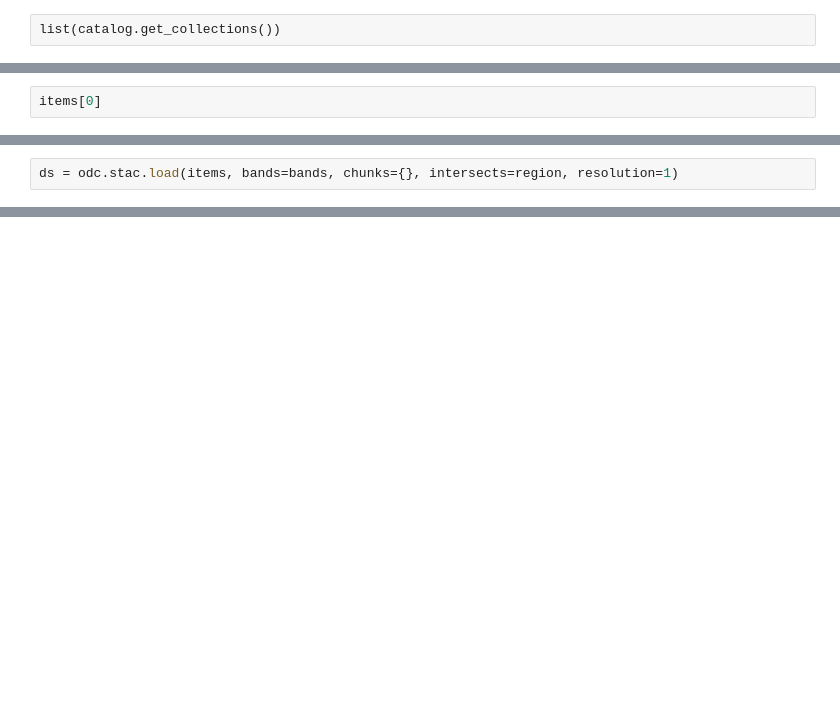
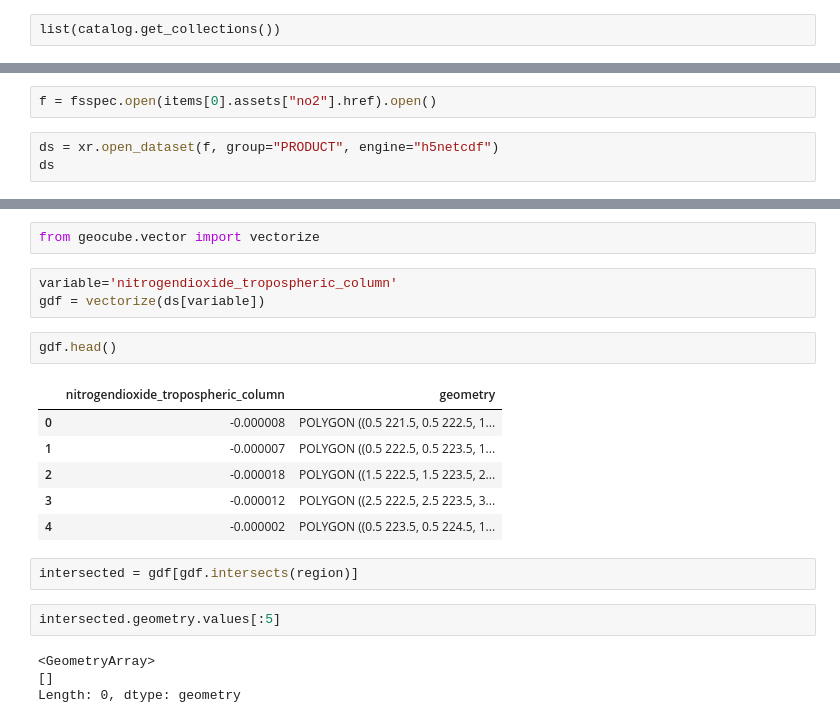
Before and after one commit to jeronimoluza/h3forge, a Jupyter notebook: notebooks/pystac-planetary_computer/sentinel5p.ipynb, the cells around one changed output, grey strips where cells are left out. Cells and saved outputs as stored; diff of their text form; blank space fills up the shorter version.

```diff
--- a/notebooks/pystac-planetary_computer/sentinel5p-planetarycomputer-pystac.ipynb
+++ b/notebooks/pystac-planetary_computer/sentinel5p.ipynb
@@ -49,3 +65,6 @@ len(items)
+# %%
+f = fsspec.open(items[0].assets["no2"].href).open()
 # %%
-items[0]
+ds = xr.open_dataset(f, group="PRODUCT", engine="h5netcdf")
+ds
 # %% [output]
@@ -55,2 +87,0 @@ bands = ["so2"]
-# %%
-ds = odc.stac.load(items, bands=bands, chunks={}, intersects=region, resolution=1)
@@ -112,0 +108,22 @@ ValueError: Dataset.plot cannot be called directly. Use an explicit plot method,
+# %%
+from geocube.vector import vectorize
+# %%
+variable='nitrogendioxide_tropospheric_column'
+gdf = vectorize(ds[variable])
+# %%
+gdf.head()
+# %% [output]
+|  | nitrogendioxide_tropospheric_column | geometry |
+| 0 | -0.000008 | POLYGON ((0.5 221.5, 0.5 222.5, 1... |
+| 1 | -0.000007 | POLYGON ((0.5 222.5, 0.5 223.5, 1... |
+| 2 | -0.000018 | POLYGON ((1.5 222.5, 1.5 223.5, 2... |
+| 3 | -0.000012 | POLYGON ((2.5 222.5, 2.5 223.5, 3... |
+| 4 | -0.000002 | POLYGON ((0.5 223.5, 0.5 224.5, 1... |
+# %%
+intersected = gdf[gdf.intersects(region)]
+# %%
+intersected.geometry.values[:5]
+# %% [output]
+<GeometryArray>
+[]
+Length: 0, dtype: geometry
```
Also changed, not shown: parts of 14 cells of this notebook, 2 other files.
